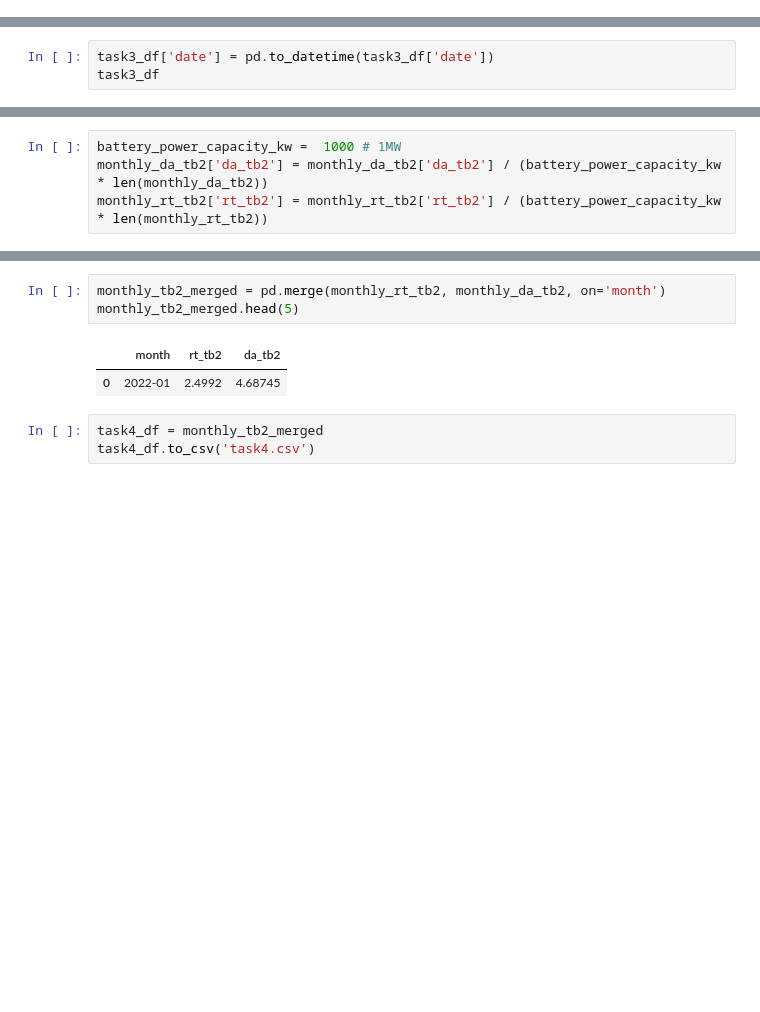
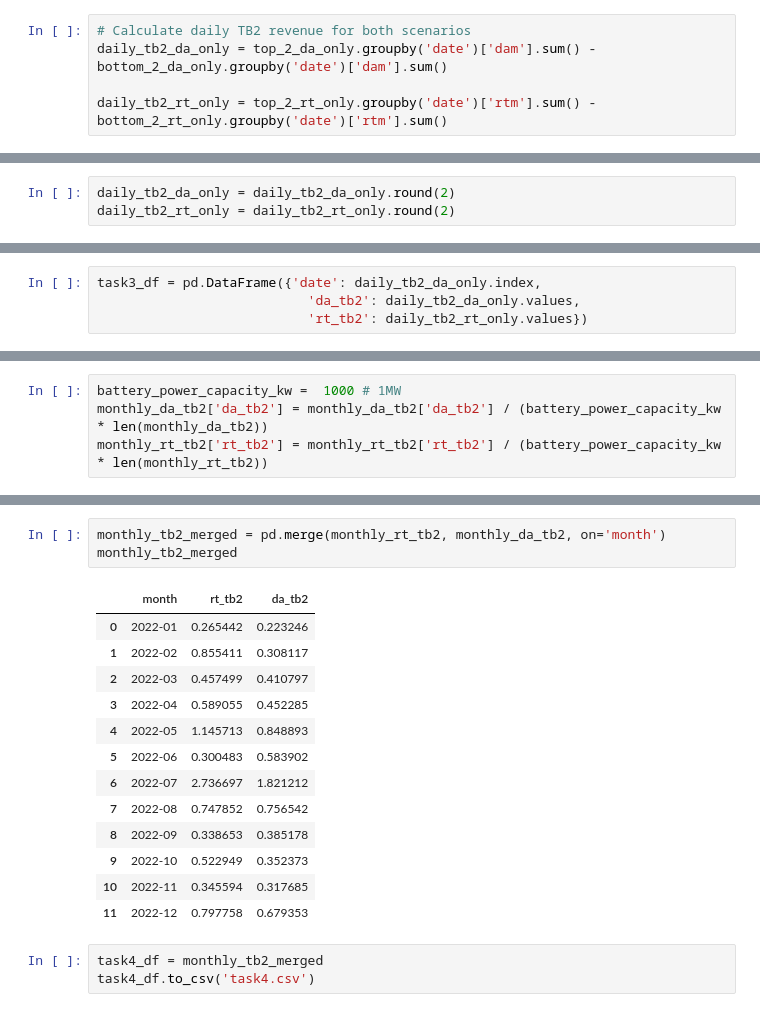
Before and after one commit to aps0611/case_energy, a Jupyter notebook: 1E9.ipynb, the cells around one changed output, grey strips where cells are left out. Saved outputs shown, nothing was run; the diff lists cells and outputs as text; blank space fills up the shorter version.

```diff
--- a/1E9.ipynb
+++ b/1E9.ipynb
@@ -608,0 +592,5 @@ task3_df = pd.merge(daily_da_tb2, daily_rt_tb2, on='date', how='outer')
+# %%
+# Calculate daily TB2 revenue for both scenarios
+daily_tb2_da_only = top_2_da_only.groupby('date')['dam'].sum() - bottom_2_da_only.groupby('date')['dam'].sum()
+
+daily_tb2_rt_only = top_2_rt_only.groupby('date')['rtm'].sum() - bottom_2_rt_only.groupby('date')['rtm'].sum()
@@ -608,0 +613,3 @@ task3_df = pd.merge(daily_da_tb2, daily_rt_tb2, on='date', how='outer')
+# %%
+daily_tb2_da_only = daily_tb2_da_only.round(2)
+daily_tb2_rt_only = daily_tb2_rt_only.round(2)
@@ -609,3 +620,7 @@ task3_df = pd.merge(daily_da_tb2, daily_rt_tb2, on='date', how='outer')
+# %%
+task3_df = pd.DataFrame({'date': daily_tb2_da_only.index,
+                           'da_tb2': daily_tb2_da_only.values,
+                           'rt_tb2': daily_tb2_rt_only.values})
 # %%
 task3_df
 # %% [output]
@@ -629,3 +639,0 @@ task3_df
-# %%
-task3_df['date'] = pd.to_datetime(task3_df['date'])
-task3_df
@@ -710,9 +733,20 @@ monthly_rt_tb2
 # %%
 monthly_tb2_merged = pd.merge(monthly_rt_tb2, monthly_da_tb2, on='month')
-monthly_tb2_merged.head(5)
+monthly_tb2_merged
 # %% [output]
 |  | month | rt_tb2 | da_tb2 |
-| 0 | 2022-01 | 2.4992 | 4.68745 |
+| 0 | 2022-01 | 0.265442 | 0.223246 |
+| 1 | 2022-02 | 0.855411 | 0.308117 |
+| 2 | 2022-03 | 0.457499 | 0.410797 |
+| 3 | 2022-04 | 0.589055 | 0.452285 |
+| 4 | 2022-05 | 1.145713 | 0.848893 |
+| 5 | 2022-06 | 0.300483 | 0.583902 |
+| 6 | 2022-07 | 2.736697 | 1.821212 |
+| 7 | 2022-08 | 0.747852 | 0.756542 |
+| 8 | 2022-09 | 0.338653 | 0.385178 |
+| 9 | 2022-10 | 0.522949 | 0.352373 |
+| 10 | 2022-11 | 0.345594 | 0.317685 |
+| 11 | 2022-12 | 0.797758 | 0.679353 |
 # %%
 task4_df = monthly_tb2_merged
 task4_df.to_csv('task4.csv')
```
Also changed, not shown: parts of 70 cells of this notebook.
